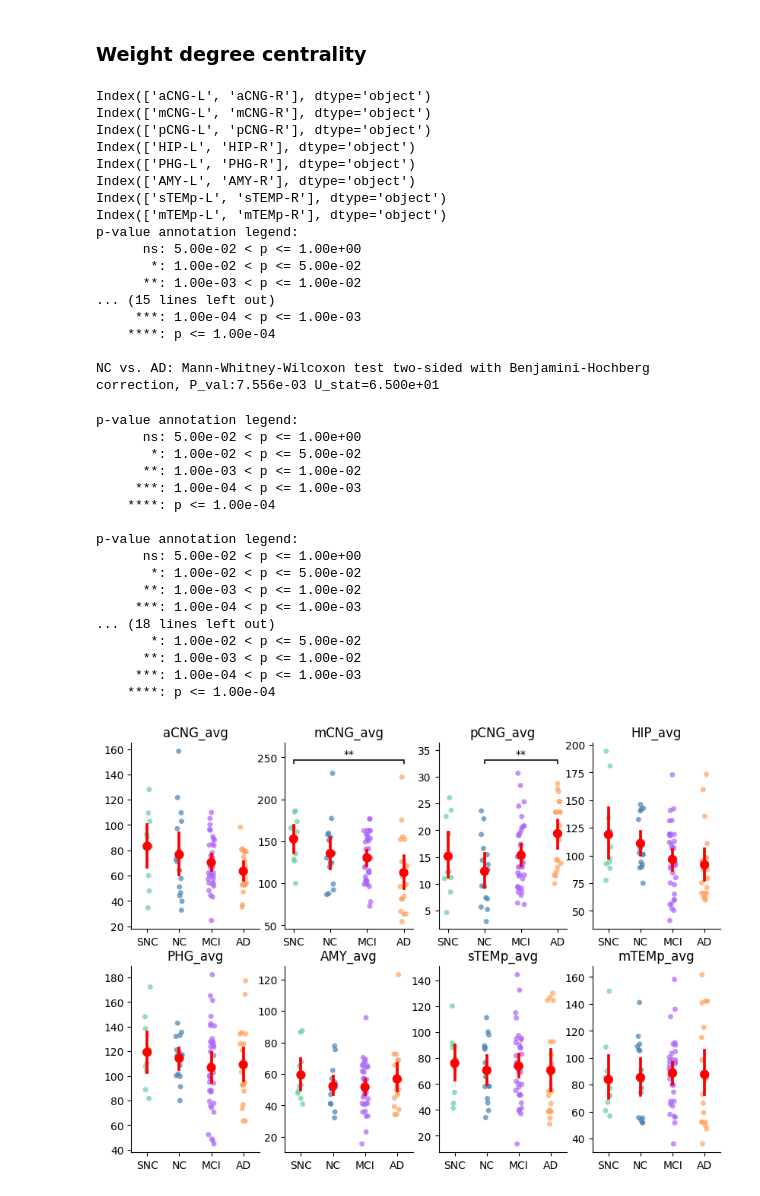
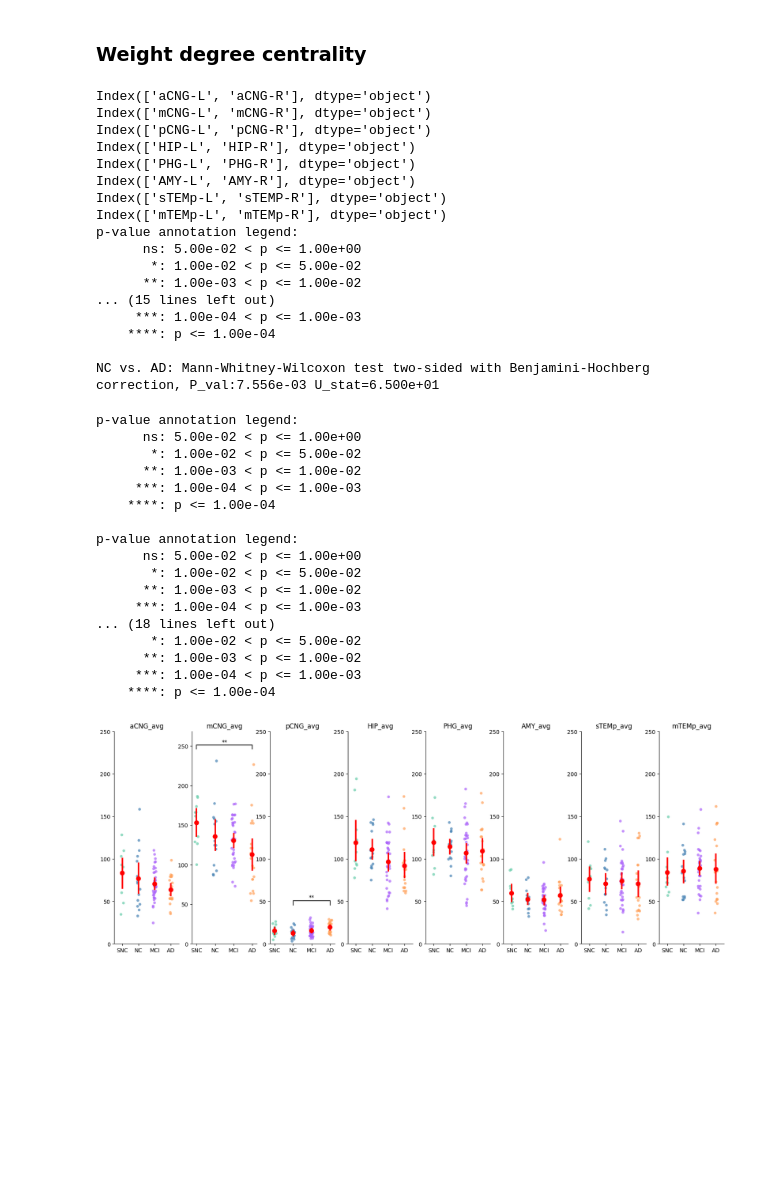
Before and after one commit to yilewang/tvbdemos, a Jupyter notebook: asymmetry_project/sc.ipynb, the cells around one changed output. Drawn from its saved outputs; the diff is of its cells as text; code cells hidden in the pictures; blank space fills up the shorter version.

```diff
--- a/asymmetry_project/sc.ipynb
+++ b/asymmetry_project/sc.ipynb
@@ -47,3 +47,25 @@ for group, caseid in zip(table["group"],table["caseid"]):
 #        # append the sc values to the dataframe, with group and caseid as first two columns
 #        sc_values = pd.concat([sc_values, pd.DataFrame({"group":[group],"caseid":[caseid],"upper_left":upper_left[i],"upper_right":[upper_right[j]]})])
 # print(sc_values)
+# %%
+def get_pCNG(sc):
+    # keep only the upper triangle
+    upper = sc
+
+    upper_left = upper.iloc[4,:]
+    upper_right = upper.iloc[5,:]
+
+    # flatten upper_left and get non-zero values from upper_left
+    upper_left = upper_left.values.flatten()
+    # flatten upper_right and get non-zero values from upper_right
+    upper_right = upper_right.values.flatten()
+    return upper_left, upper_right
+
+sc_pCNG_l = pd.DataFrame(columns=["group", "caseid", 'aCNG-L', 'aCNG-R','mCNG-L','mCNG-R','pCNG-L','pCNG-R', 'HIP-L','HIP-R','PHG-L','PHG-R','AMY-L','AMY-R', 'sTEMp-L','sTEMP-R','mTEMp-L','mTEMp-R'])
+sc_pCNG_r = pd.DataFrame(columns=["group", "caseid", 'aCNG-L', 'aCNG-R','mCNG-L','mCNG-R','pCNG-L','pCNG-R', 'HIP-L','HIP-R','PHG-L','PHG-R','AMY-L','AMY-R', 'sTEMp-L','sTEMP-R','mTEMp-L','mTEMp-R'])
+for group, caseid in zip(table["group"],table["caseid"]):
+    sc = pd.read_csv(pjoin(sc_dir,group,caseid,"weights.txt"),sep="\s+",header=None)
+    upper_left, upper_right = get_pCNG(sc)
+    sc_pCNG_l = pd.concat([sc_pCNG_l, pd.DataFrame({"group":[group],"caseid":[caseid],"aCNG-L":[upper_left[0]],"aCNG-R":[upper_left[1]],"mCNG-L":[upper_left[2]],"mCNG-R":[upper_left[3]],"pCNG-L":[upper_left[4]],"pCNG-R":[upper_left[5]],"HIP-L":[upper_left[6]],"HIP-R":[upper_left[7]],"PHG-L":[upper_left[8]],"PHG-R":[upper_left[9]],"AMY-L":[upper_left[10]],"AMY-R":[upper_left[11]],"sTEMp-L":[upper_left[12]],"sTEMP-R":[upper_left[13]],"mTEMp-L":[upper_left[14]],"mTEMp-R":[upper_left[15]]})])
+    sc_pCNG_r = pd.concat([sc_pCNG_r, pd.DataFrame({"group":[group],"caseid":[caseid],"aCNG-L":[upper_right[0]],"aCNG-R":[upper_right[1]],"mCNG-L":[upper_right[2]],"mCNG-R":[upper_right[3]],"pCNG-L":[upper_right[4]],"pCNG-R":[upper_right[5]],"HIP-L":[upper_right[6]],"HIP-R":[upper_right[7]],"PHG-L":[upper_right[8]],"PHG-R":[upper_right[9]],"AMY-L":[upper_right[10]],"AMY-R":[upper_right[11]],"sTEMp-L":[upper_right[12]],"sTEMP-R":[upper_right[13]],"mTEMp-L":[upper_right[14]],"mTEMp-R":[upper_right[15]]})])
+print(sc_pCNG_l)
@@ -49,0 +90,10 @@ for group, caseid in zip(table["group"],table["caseid"]):
+# %%
+# plot 15 graphs for each regions
+
+figure = plt.figure(figsize=(20, 10))
+for region in sc_pCNG_r.columns[2:]:
+    ax = figure.add_subplot(2,8, sc_pCNG_l.columns.get_loc(region)-1)
+    sns.stripplot(x="group", y=region, data=sc_pCNG_l, ax=ax)
+    sns.pointplot(x="group", y=region, data=sc_pCNG_l, color="black", ax=ax)
+    ax.set_title(region)
+plt.show()
@@ -180,11 +232,10 @@ for group, caseid in zip(table.group, table.caseid):
 wdc_df.to_csv("./assymetry_wdc.csv",index=False)
 # %%
 from statannotations.Annotator import Annotator
-df = pd.read_csv("./assymetry_wdc.csv")
+df = pd.read_csv("/Users/yilewang/workspaces/data4project/new_asymmetry/assymetry_wdc.csv")
 group = ['SNC', 'NC', 'MCI', 'AD']
 colors = ["#66CDAA","#4682B4","#AB63FA","#FFA15A"]
 
-df = pd.read_csv("./assymetry_wdc.csv")
 
 for ind in range(0,16,2):
     # mc_individual[f"{key[:-2]}_diff"] = np.abs(mc_individual.iloc[:,ind+2] - mc_individual.iloc[:,ind+3]) / (mc_individual.iloc[:,ind+2] + mc_individual.iloc[:,ind+3])
@@ -192,13 +243,14 @@ for ind in range(0,16,2):
     df[f"{df.columns[ind+2][:-2]}_avg"] = np.mean(df.iloc[:,ind+2:ind+4], axis=1)
 
 
-figure = plt.figure(figsize=(10,7))
+figure = plt.figure(figsize=(20,7))
 for ind, key in enumerate(df.columns[18:]):
-    ax = figure.add_subplot(2,4,ind+1)
+    ax = figure.add_subplot(1,8,ind+1)
     ax.set_title(key)
     # sns.violinplot(x="group", y="average", data=mc_individual, cut=0)
     sns.stripplot(x="group", y=key,data=df, palette=colors, label=None, alpha=0.7, ax=ax, zorder=0)
     sns.pointplot(x="group", y=key,data=df, markers="o", color="red", errorbar=None, linestyles="None",ax=ax, zorder=10)
+    ax.set_ylim([0, 250])
     annot = Annotator(ax, [
                 (("SNC"), ("NC")),(("SNC"), ("MCI")), (("SNC"), ("AD")), (("NC"), ("MCI")),(("NC"),("AD")), (("MCI"),("AD"))],
                 x="group",
@@ -218,34 +270,34 @@ Index(['HIP-L', 'HIP-R'], dtype='object')
 Index(['PHG-L', 'PHG-R'], dtype='object')
 Index(['AMY-L', 'AMY-R'], dtype='object')
 Index(['sTEMp-L', 'sTEMP-R'], dtype='object')
 Index(['mTEMp-L', 'mTEMp-R'], dtype='object')
 p-value annotation legend:
       ns: 5.00e-02 < p <= 1.00e+00
        *: 1.00e-02 < p <= 5.00e-02
       **: 1.00e-03 < p <= 1.00e-02
 ... (15 lines left out)
      ***: 1.00e-04 < p <= 1.00e-03
     ****: p <= 1.00e-04
 
 NC vs. AD: Mann-Whitney-Wilcoxon test two-sided with Benjamini-Hochberg correction, P_val:7.556e-03 U_stat=6.500e+01
 p-value annotation legend:
       ns: 5.00e-02 < p <= 1.00e+00
        *: 1.00e-02 < p <= 5.00e-02
       **: 1.00e-03 < p <= 1.00e-02
      ***: 1.00e-04 < p <= 1.00e-03
     ****: p <= 1.00e-04
 
 p-value annotation legend:
       ns: 5.00e-02 < p <= 1.00e+00
        *: 1.00e-02 < p <= 5.00e-02
       **: 1.00e-03 < p <= 1.00e-02
      ***: 1.00e-04 < p <= 1.00e-03
 ... (18 lines left out)
        *: 1.00e-02 < p <= 5.00e-02
       **: 1.00e-03 < p <= 1.00e-02
      ***: 1.00e-04 < p <= 1.00e-03
     ****: p <= 1.00e-04
-[figure, old version]
+[figure, new version]
 # %%
 from sklearn.preprocessing import StandardScaler
 
```
Also changed, not shown: parts of 3 cells of this notebook, 11 other files.
